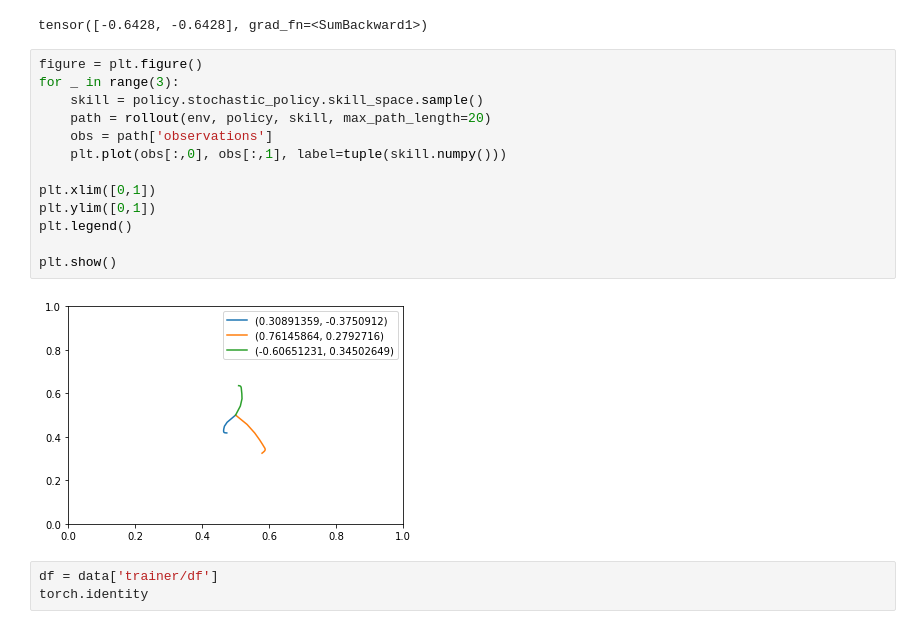
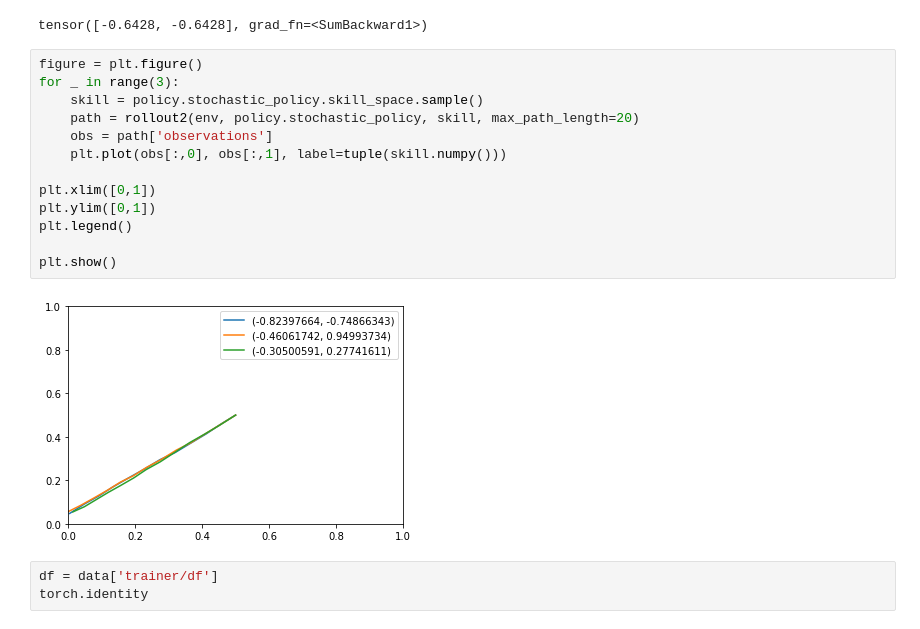
Before and after one commit to vincentlui/unsupervised-goal-conditioned-rl, a Jupyter notebook: Untitled.ipynb, the cells around one changed output. Cells and saved outputs as stored; diff of their text form.

```diff
--- a/Untitled.ipynb
+++ b/Untitled.ipynb
@@ -61,18 +65,18 @@ tensor([-0.6428, -0.6428], grad_fn=<SumBackward1>)
 # %%
 figure = plt.figure()
 for _ in range(3):
     skill = policy.stochastic_policy.skill_space.sample()
-    path = rollout(env, policy, skill, max_path_length=20)
+    path = rollout2(env, policy.stochastic_policy, skill, max_path_length=20)
     obs = path['observations']
     plt.plot(obs[:,0], obs[:,1], label=tuple(skill.numpy()))
 
 plt.xlim([0,1])
 plt.ylim([0,1])
 plt.legend()
 
 plt.show()
 # %% [output]
-[figure, old version]
+[figure, new version]
 # %%
 df = data['trainer/df']
 torch.identity
```
Also changed, not shown: parts of 5 cells of this notebook, 10 other files.
